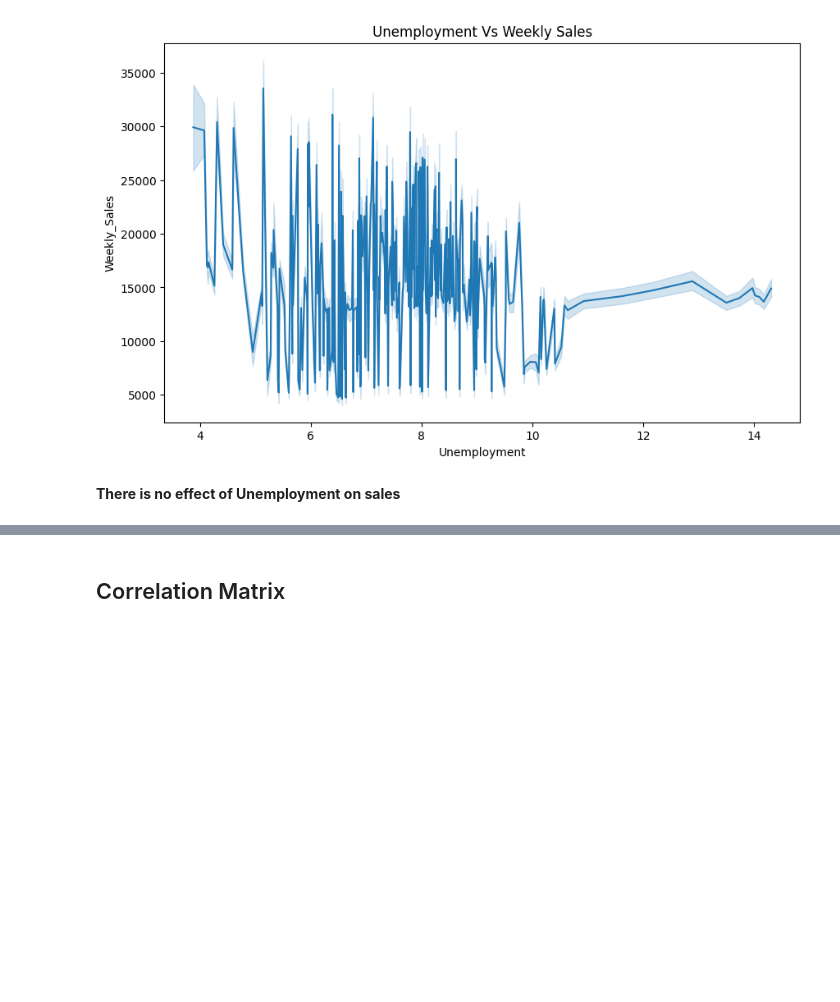
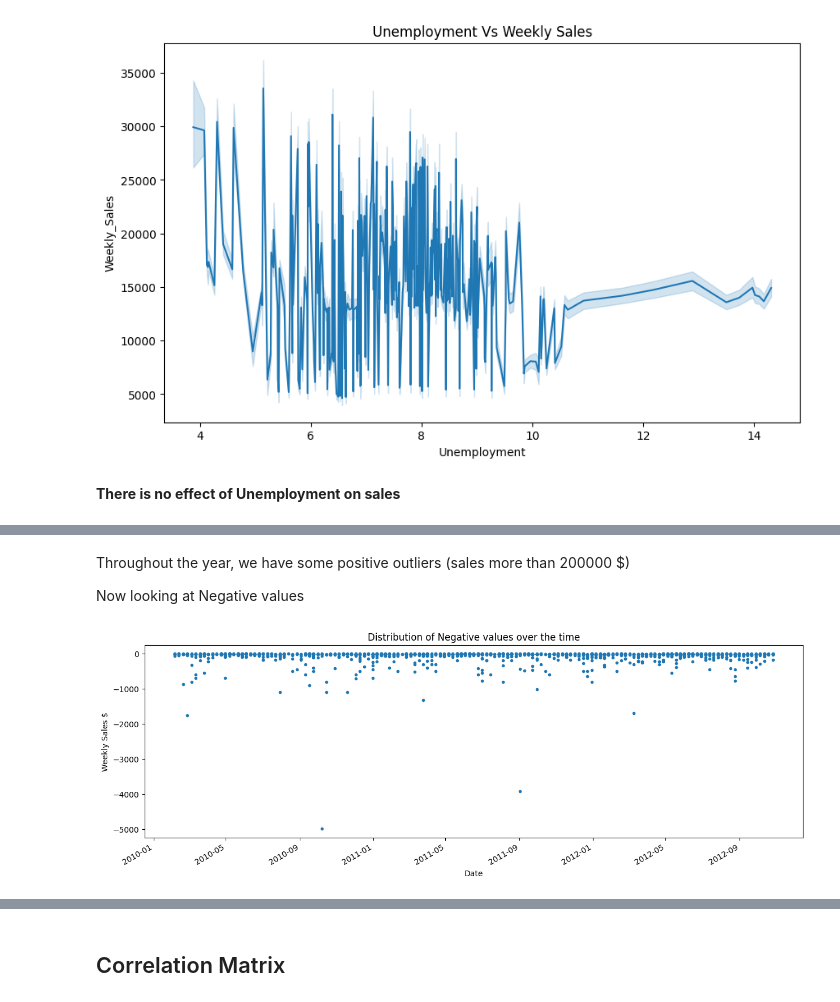
Before and after one commit to Neeraj-Prakash/Sales-Forecast-Time-Series-Analysis, a Jupyter notebook: 01 - EDA.ipynb, the cells around one changed output, grey strips where cells are left out. Saved outputs shown, nothing was run; the diff lists cells and outputs as text; code cells hidden in the pictures; blank space fills up the shorter version.

```diff
--- a/01 - EDA.ipynb
+++ b/01 - EDA.ipynb
@@ -400,0 +421,11 @@ plt.show()
+# %% [markdown]
+Throughout the year, we have some positive outliers (sales more than 200000 $)
+
+Now looking at Negative values
+# %%
+pdf.query('Weekly_Sales < 0')['Weekly_Sales'].plot(figsize=(15,5), style='.')
+plt.ylabel('Weekly Sales $')
+plt.title('Distribution of Negative values over the time')
+plt.show()
+# %% [output]
+[figure, added]
```
Also changed, not shown: parts of 16 cells of this notebook.
